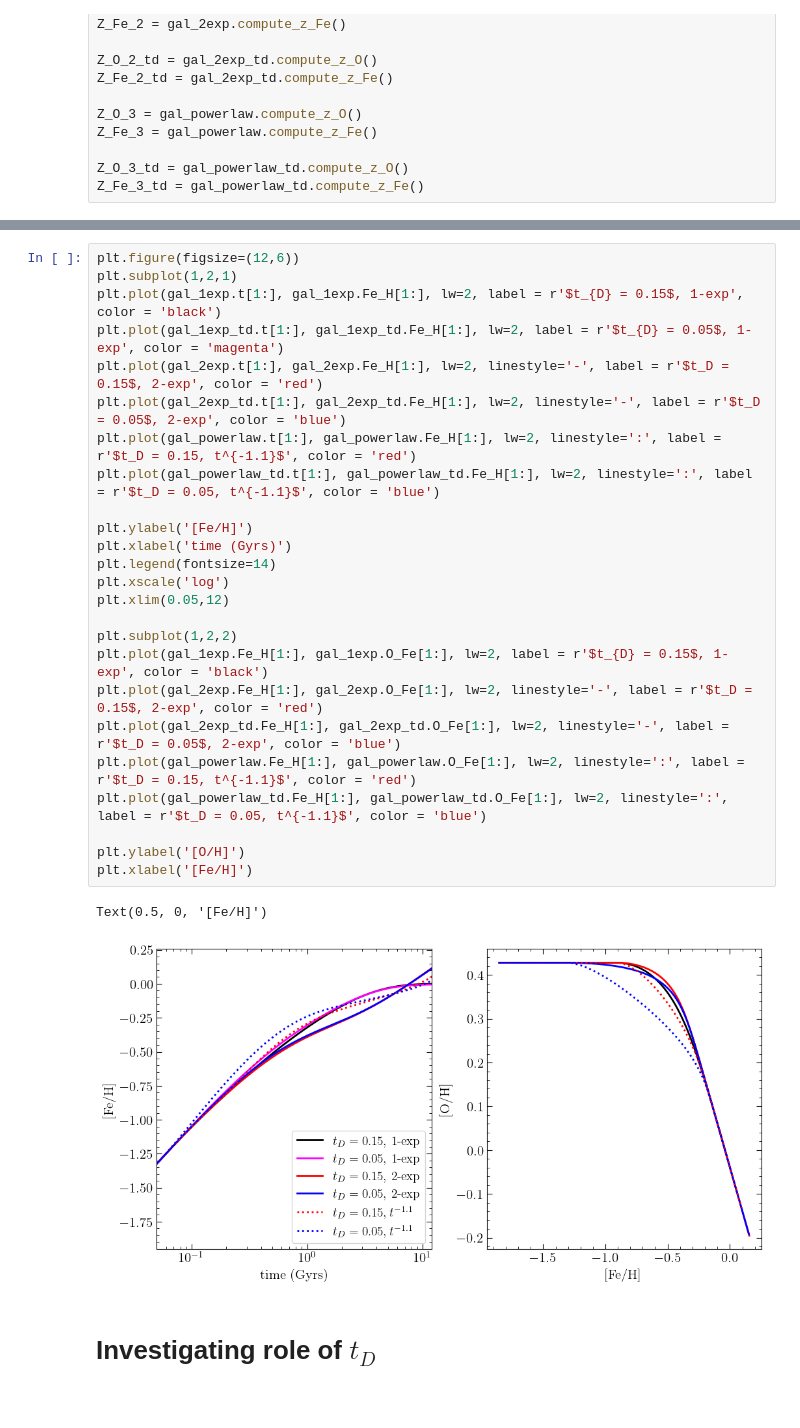
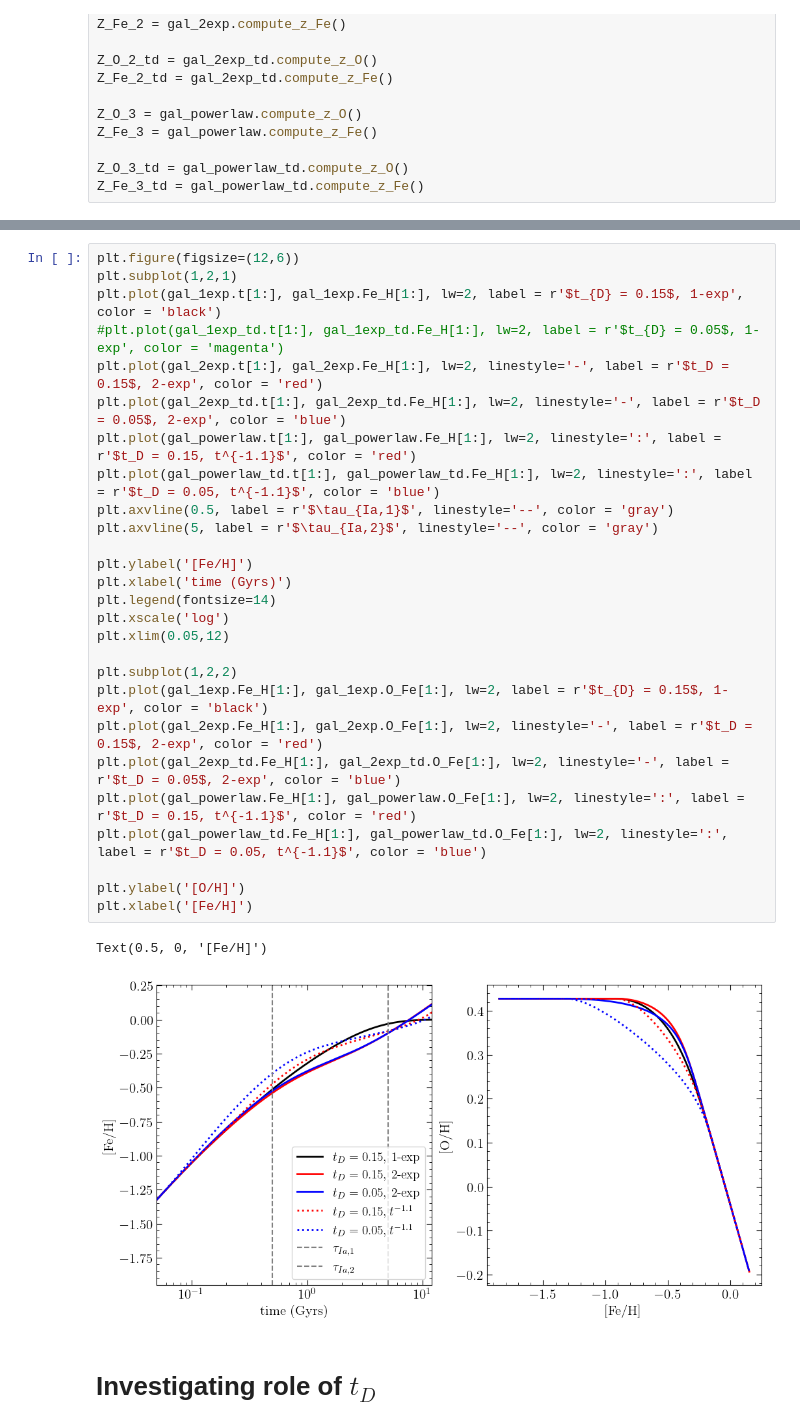
Before and after one commit to haniyehtajer/chemevo, a Jupyter notebook: examples/numerical_integration_tests/double_exp.ipynb, the cells around one changed output, grey strips where cells are left out. Drawn from its saved outputs; the diff is of its cells as text.

```diff
--- a/examples/numerical_integration_tests/double_exp.ipynb
+++ b/examples/numerical_integration_tests/double_exp.ipynb
@@ -96,31 +97,33 @@ plt.xlim(0,2)
 # %%
 plt.figure(figsize=(12,6))
 plt.subplot(1,2,1)
 plt.plot(gal_1exp.t[1:], gal_1exp.Fe_H[1:], lw=2, label = r'$t_{D} = 0.15$, 1-exp', color = 'black')
-plt.plot(gal_1exp_td.t[1:], gal_1exp_td.Fe_H[1:], lw=2, label = r'$t_{D} = 0.05$, 1-exp', color = 'magenta')
+#plt.plot(gal_1exp_td.t[1:], gal_1exp_td.Fe_H[1:], lw=2, label = r'$t_{D} = 0.05$, 1-exp', color = 'magenta')
 plt.plot(gal_2exp.t[1:], gal_2exp.Fe_H[1:], lw=2, linestyle='-', label = r'$t_D = 0.15$, 2-exp', color = 'red')
 plt.plot(gal_2exp_td.t[1:], gal_2exp_td.Fe_H[1:], lw=2, linestyle='-', label = r'$t_D = 0.05$, 2-exp', color = 'blue')
 plt.plot(gal_powerlaw.t[1:], gal_powerlaw.Fe_H[1:], lw=2, linestyle=':', label = r'$t_D = 0.15, t^{-1.1}$', color = 'red')
 plt.plot(gal_powerlaw_td.t[1:], gal_powerlaw_td.Fe_H[1:], lw=2, linestyle=':', label = r'$t_D = 0.05, t^{-1.1}$', color = 'blue')
+plt.axvline(0.5, label = r'$\tau_{Ia,1}$', linestyle='--', color = 'gray')
+plt.axvline(5, label = r'$\tau_{Ia,2}$', linestyle='--', color = 'gray')
 
 plt.ylabel('[Fe/H]')
 plt.xlabel('time (Gyrs)')
 plt.legend(fontsize=14)
 plt.xscale('log')
 plt.xlim(0.05,12)
 
 plt.subplot(1,2,2)
 plt.plot(gal_1exp.Fe_H[1:], gal_1exp.O_Fe[1:], lw=2, label = r'$t_{D} = 0.15$, 1-exp', color = 'black')
 plt.plot(gal_2exp.Fe_H[1:], gal_2exp.O_Fe[1:], lw=2, linestyle='-', label = r'$t_D = 0.15$, 2-exp', color = 'red')
 plt.plot(gal_2exp_td.Fe_H[1:], gal_2exp_td.O_Fe[1:], lw=2, linestyle='-', label = r'$t_D = 0.05$, 2-exp', color = 'blue')
 plt.plot(gal_powerlaw.Fe_H[1:], gal_powerlaw.O_Fe[1:], lw=2, linestyle=':', label = r'$t_D = 0.15, t^{-1.1}$', color = 'red')
 plt.plot(gal_powerlaw_td.Fe_H[1:], gal_powerlaw_td.O_Fe[1:], lw=2, linestyle=':', label = r'$t_D = 0.05, t^{-1.1}$', color = 'blue')
 
 plt.ylabel('[O/H]')
 plt.xlabel('[Fe/H]')
 # %% [output]
 Text(0.5, 0, '[Fe/H]')
-[figure, old version]
+[figure, new version]
 # %% [markdown]
 # Investigating role of $t_D$
 # %%
```
Also changed, not shown: parts of 2 cells of this notebook, 12 other files.
